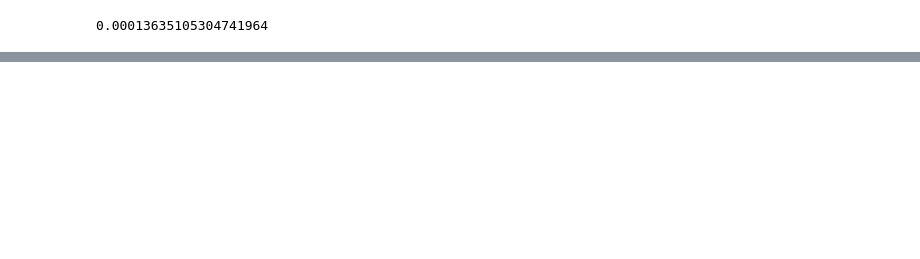
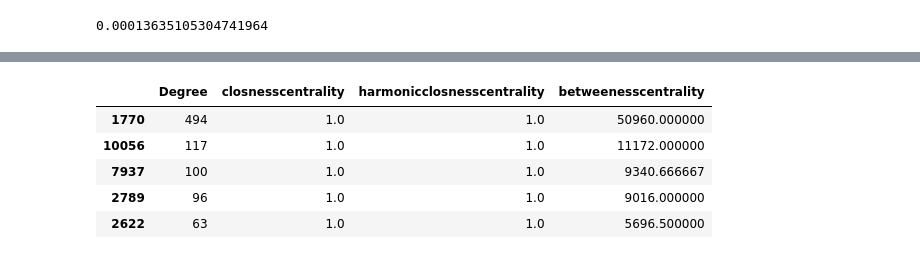
Before and after one commit to gaitovrat/MAS-1, a Jupyter notebook: notebooks/Project.ipynb, the cells around one changed output, grey strips where cells are left out. Cells and saved outputs as stored; diff of their text form; code cells hidden in the pictures; blank space fills up the shorter version.

```diff
--- a/notebooks/Project.ipynb
+++ b/notebooks/Project.ipynb
@@ -101,0 +107,9 @@ Name: count, Length: 15466, dtype: int64
+# %%
+df.sort_values(by=['closnesscentrality', 'harmonicclosnesscentrality', 'betweenesscentrality'], ascending=False)[['Degree','closnesscentrality', 'harmonicclosnesscentrality', 'betweenesscentrality']].head(5)
+# %% [output]
+|  | Degree | closnesscentrality | harmonicclosnesscentrality | betweenesscentrality |
+| 1770 | 494 | 1.0 | 1.0 | 50960.000000 |
+| 10056 | 117 | 1.0 | 1.0 | 11172.000000 |
+| 7937 | 100 | 1.0 | 1.0 | 9340.666667 |
+| 2789 | 96 | 1.0 | 1.0 | 9016.000000 |
+| 2622 | 63 | 1.0 | 1.0 | 5696.500000 |
```
Also changed, not shown: parts of 3 cells of this notebook.
